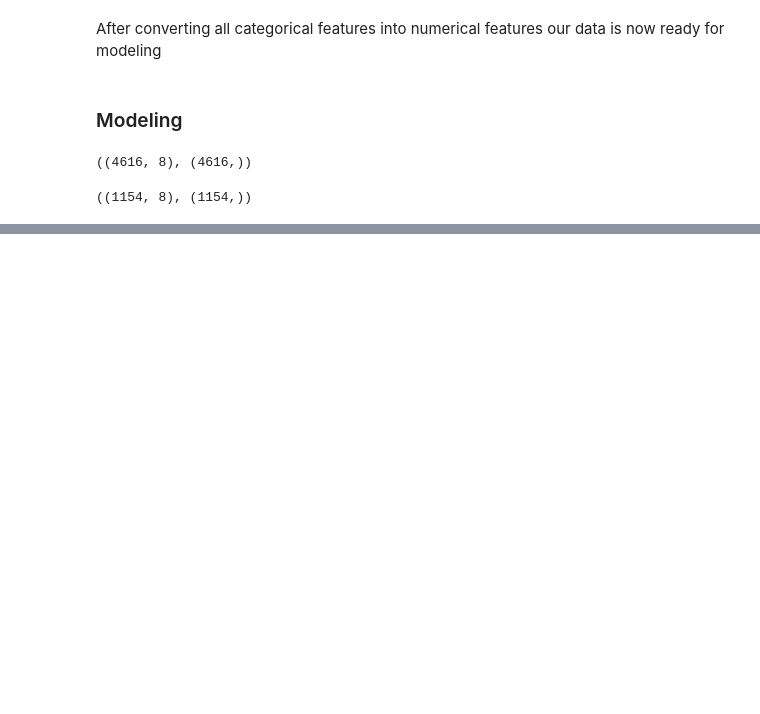
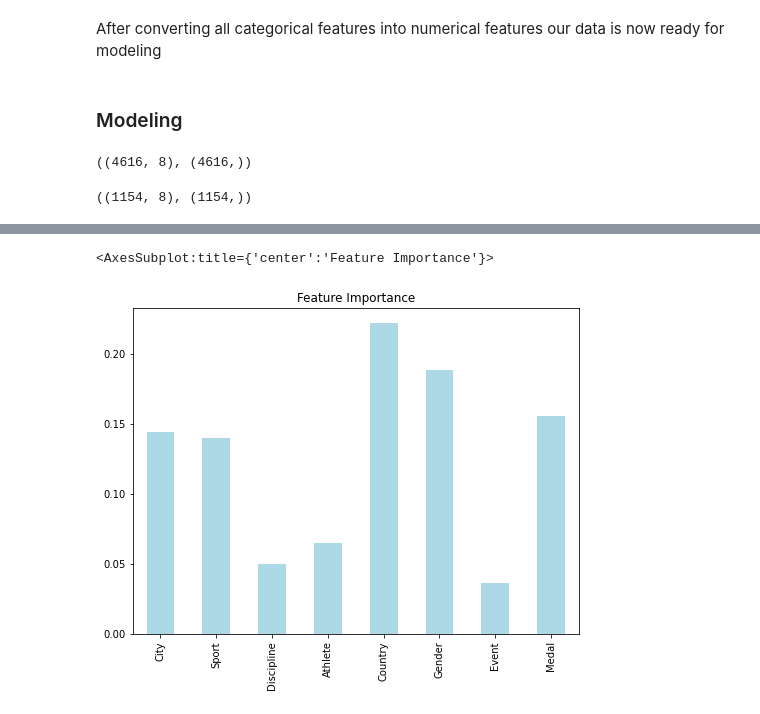
Before and after one commit to HDSC-21/olympic-game, a Jupyter notebook: Model/winter_olympics.ipynb, the cells around one changed output, grey strips where cells are left out. Drawn from its saved outputs; the diff is of its cells as text; code cells hidden in the pictures; blank space fills up the shorter version.

```diff
--- a/Model/winter_olympics.ipynb
+++ b/Model/winter_olympics.ipynb
@@ -389,0 +529,5 @@ imp
+# %%
+imp.plot.bar(title='Feature Importance',legend=False,color='lightblue',figsize=(8,6))
+# %% [output]
+<AxesSubplot:title={'center':'Feature Importance'}>
+[figure, added]
```
Also changed, not shown: parts of 67 cells of this notebook.
